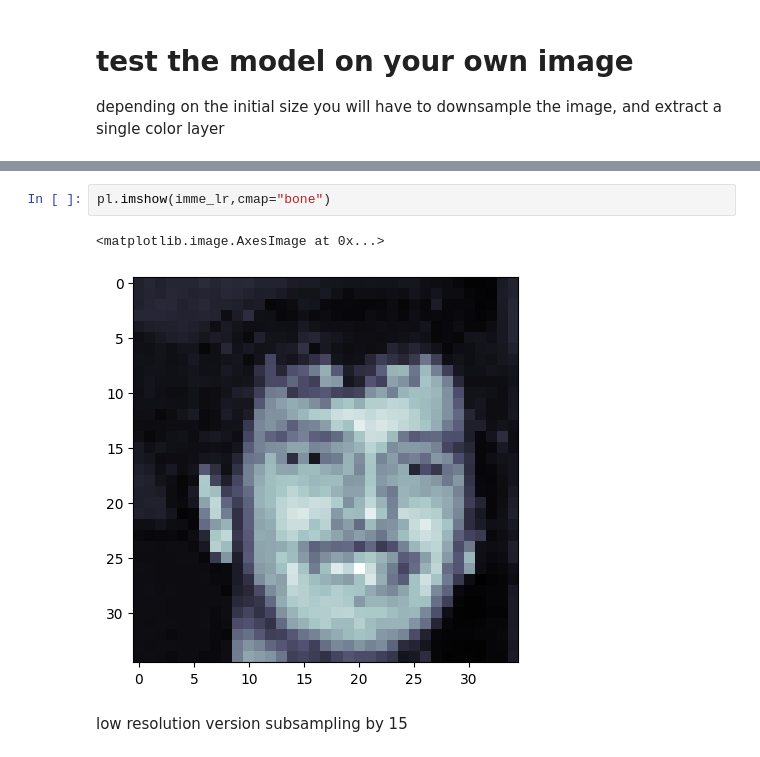
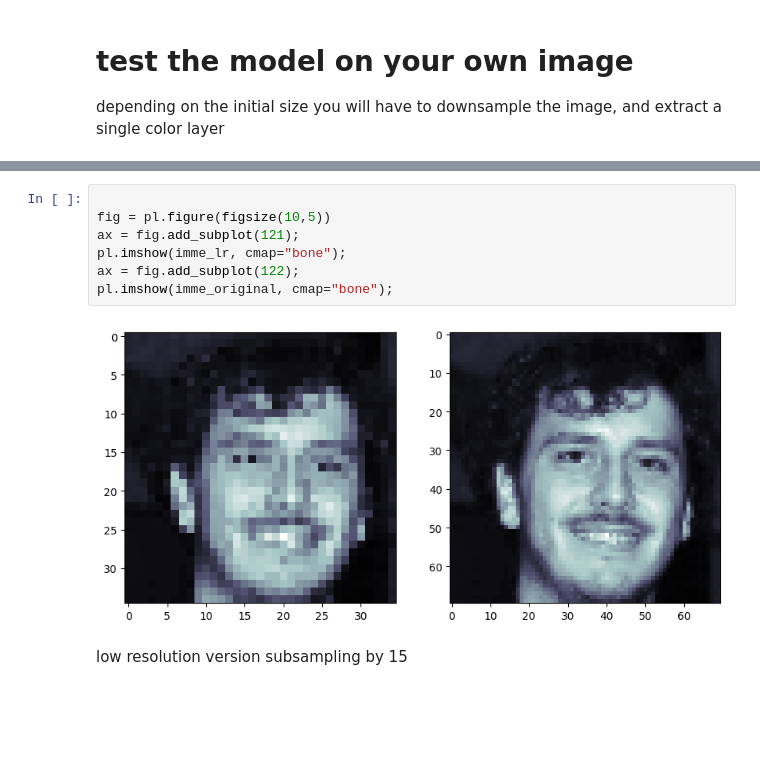
Before and after one commit to FrancescoZanni/MLPNS_FZanni, a Jupyter notebook: NeuralNetworks/EthicsAIaenc_faces.ipynb, the cells around one changed output, grey strips where cells are left out. Saved outputs shown, nothing was run; the diff lists cells and outputs as text; blank space fills up the shorter version.

```diff
--- a/NeuralNetworks/EthicsAIaenc_faces.ipynb
+++ b/NeuralNetworks/EthicsAIaenc_faces.ipynb
@@ -374,8 +345,12 @@ pl.imshow(imme_original, cmap="bone")
-# %%
-pl.imshow(imme_lr,cmap="bone")
-# %% [output]
-<matplotlib.image.AxesImage at 0x...>
-[figure, removed]
+# %%
+
+fig = pl.figure(figsize(10,5))
+ax = fig.add_subplot(121);
+pl.imshow(imme_lr, cmap="bone");
+ax = fig.add_subplot(122);
+pl.imshow(imme_original, cmap="bone");
+# %% [output]
+[figure, added]
 # %% [markdown]
 low resolution version
 subsampling by 15
```
Also changed, not shown: parts of 21 cells of this notebook.
